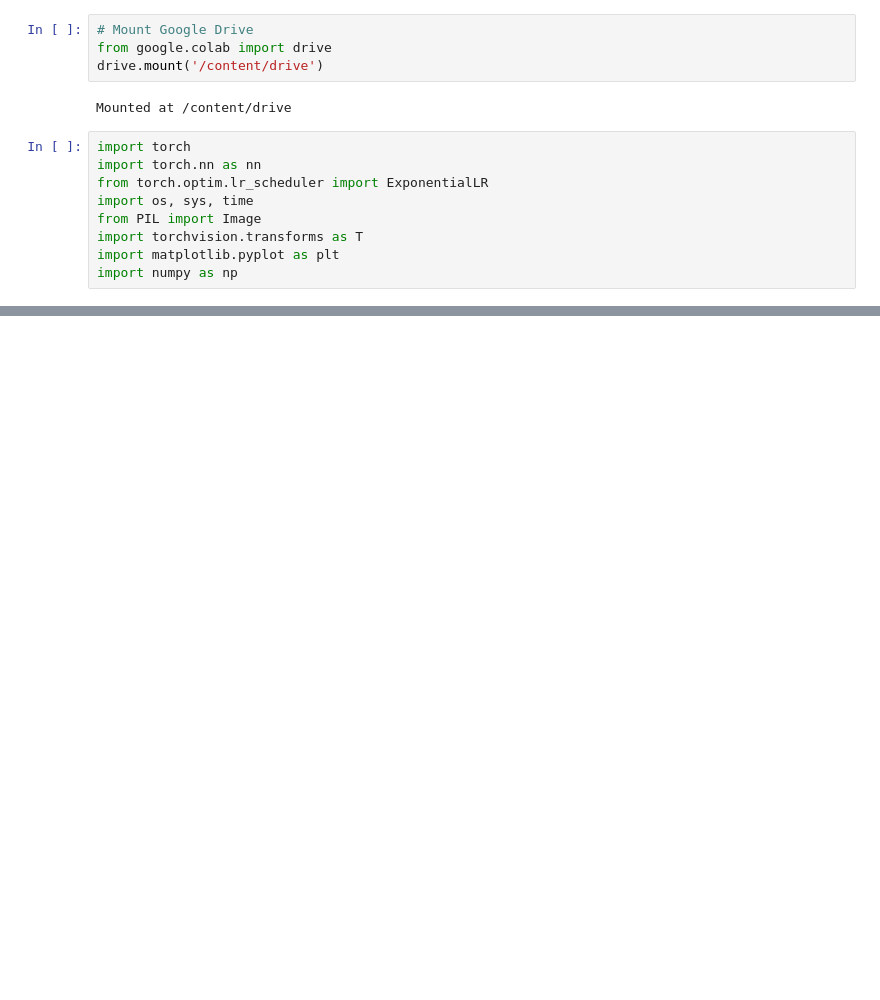
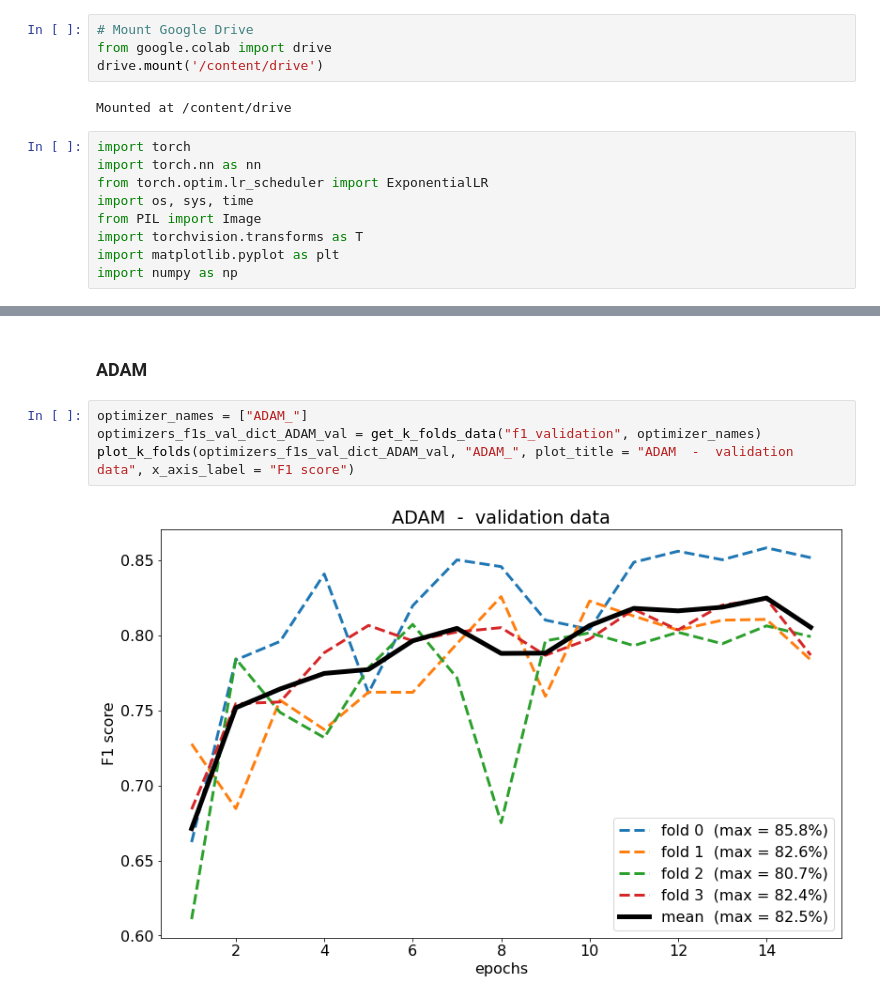
Before and after one commit to samiferchiou/Road-Segmentation, a Jupyter notebook: script/data_analysis.ipynb, the cells around one changed output, grey strips where cells are left out. Drawn from its saved outputs; the diff is of its cells as text; blank space fills up the shorter version.

```diff
--- a/script/data_analysis.ipynb
+++ b/script/data_analysis.ipynb
@@ -145,0 +112,8 @@ plt.show()
+# %% [markdown]
+### ADAM
+# %%
+optimizer_names = ["ADAM_"]
+optimizers_f1s_val_dict_ADAM_val = get_k_folds_data("f1_validation", optimizer_names)
+plot_k_folds(optimizers_f1s_val_dict_ADAM_val, "ADAM_", plot_title = "ADAM  -  validation data", x_axis_label = "F1 score")
+# %% [output]
+[figure, added]
```
Also changed, not shown: parts of 24 cells of this notebook, 58 other files.
